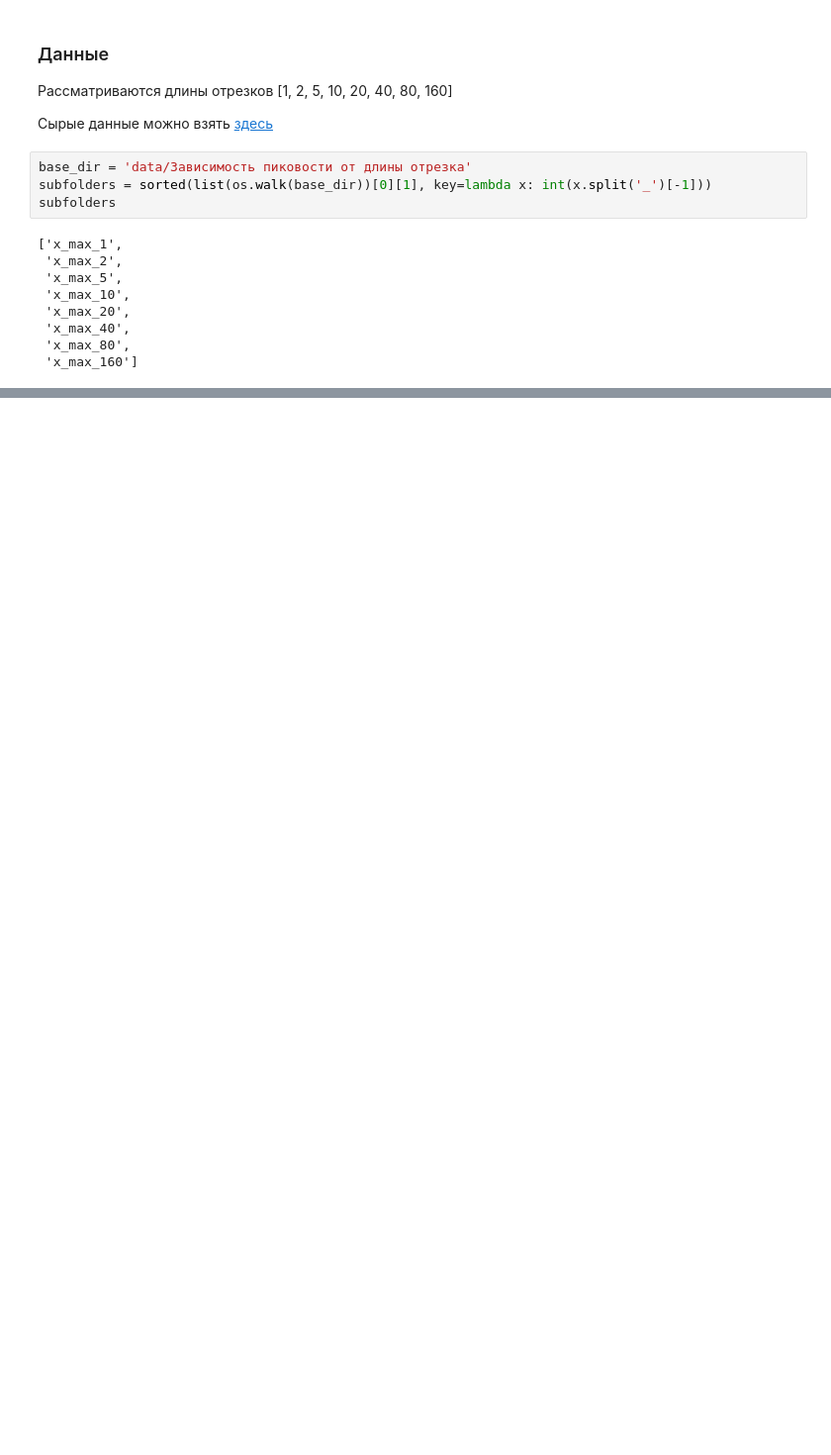
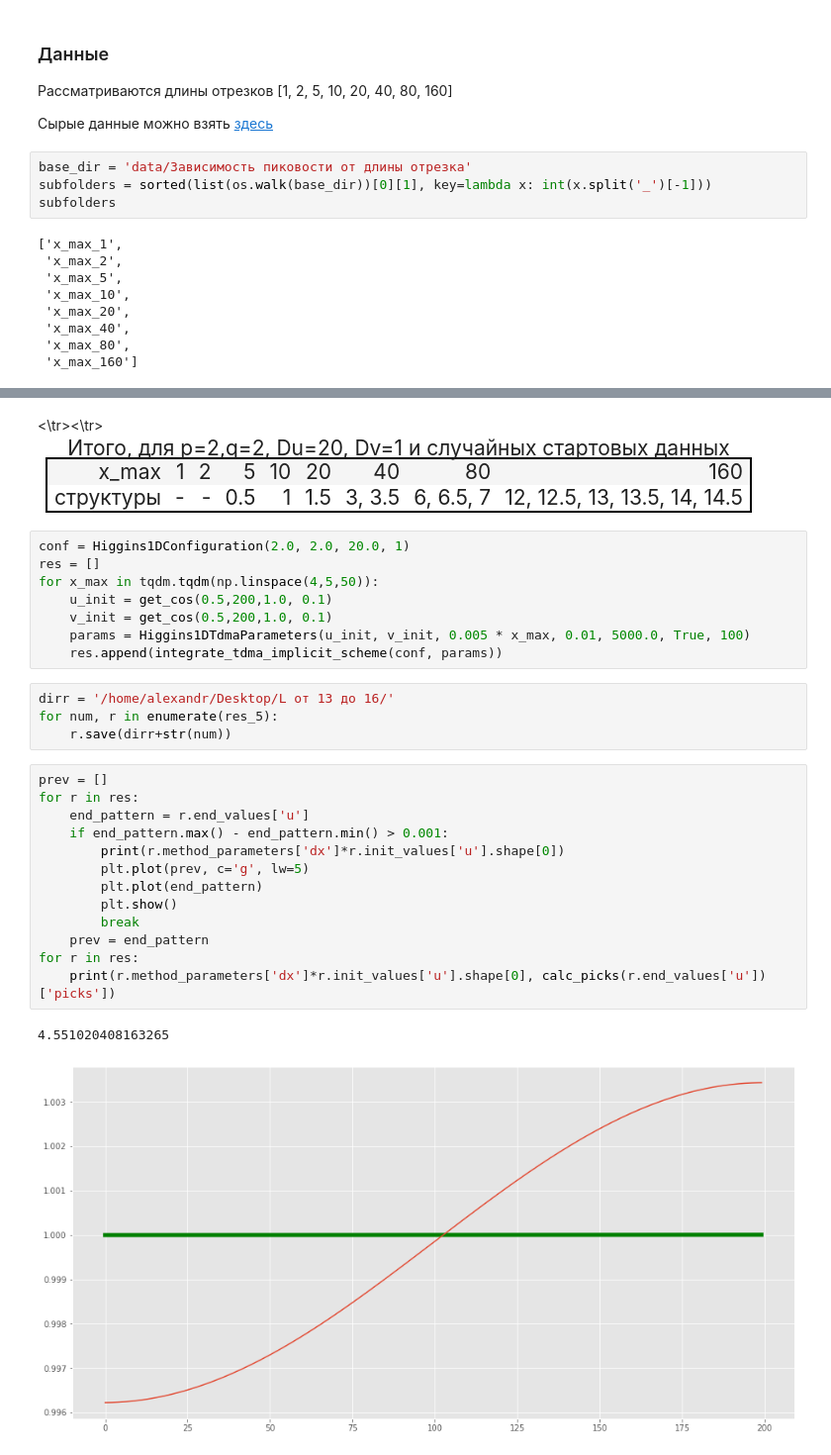
Before and after one commit to kokamido/BrandNewResearch, a Jupyter notebook: Research/Зависимость разнообразия паттернов от длины отрезка.ipynb, the cells around one changed output, grey strips where cells are left out. Shown at 99% size. Cells and saved outputs as stored; diff of their text form; blank space fills up the shorter version.

```diff
--- a/Research/Зависимость разнообразия паттернов от длины отрезка.ipynb
+++ b/Research/Зависимость разнообразия паттернов от длины отрезка.ipynb
@@ -128,0 +82,54 @@ for i in list(os.walk(f'{base_dir}/x_max_5'))[0][1][25:30]:
+# %% [markdown]
+<table style="font-size:1.5em;  border: 2px solid black;">
+    <caption>Итого, для p=2,q=2, Du=20, Dv=1 и случайных стартовых данных</caption>
+    <tr>
+        <td>x_max</td>
+        <td>1</td>
+        <td>2</td>
+        <td>5</td>
+        <td>10</td>
+        <td>20</td>
+        <td>40</td>
+        <td>80</td>
+        <td>160</td>
+    <\tr>
+    <tr>
+        <td>структуры</td>
+        <td>-</td>
+        <td>-</td>
+        <td>0.5</td>
+        <td>1</td>
+        <td>1.5</td>
+        <td>3, 3.5</td>
+        <td>6, 6.5, 7</td>
+        <td>12, 12.5, 13, 13.5, 14, 14.5</td>
+    <\tr>
+</table>
+# %%
+conf = Higgins1DConfiguration(2.0, 2.0, 20.0, 1)
+res = []
+for x_max in tqdm.tqdm(np.linspace(4,5,50)):
+    u_init = get_cos(0.5,200,1.0, 0.1)
+    v_init = get_cos(0.5,200,1.0, 0.1)
+    params = Higgins1DTdmaParameters(u_init, v_init, 0.005 * x_max, 0.01, 5000.0, True, 100)
+    res.append(integrate_tdma_implicit_scheme(conf, params))
+# %%
+dirr = '/home/alexandr/Desktop/L от 13 до 16/'
+for num, r in enumerate(res_5):
+    r.save(dirr+str(num))
+# %%
+prev = []
+for r in res:
+    end_pattern = r.end_values['u']
+    if end_pattern.max() - end_pattern.min() > 0.001:
+        print(r.method_parameters['dx']*r.init_values['u'].shape[0])
+        plt.plot(prev, c='g', lw=5)
+        plt.plot(end_pattern)
+        plt.show()
+        break
+    prev = end_pattern
+for r in res:
+    print(r.method_parameters['dx']*r.init_values['u'].shape[0], calc_picks(r.end_values['u'])['picks'])
+# %% [output]
+4.551020408163265
+[figure, added]
```
Also changed, not shown: parts of 13 cells of this notebook, 3 other files.
